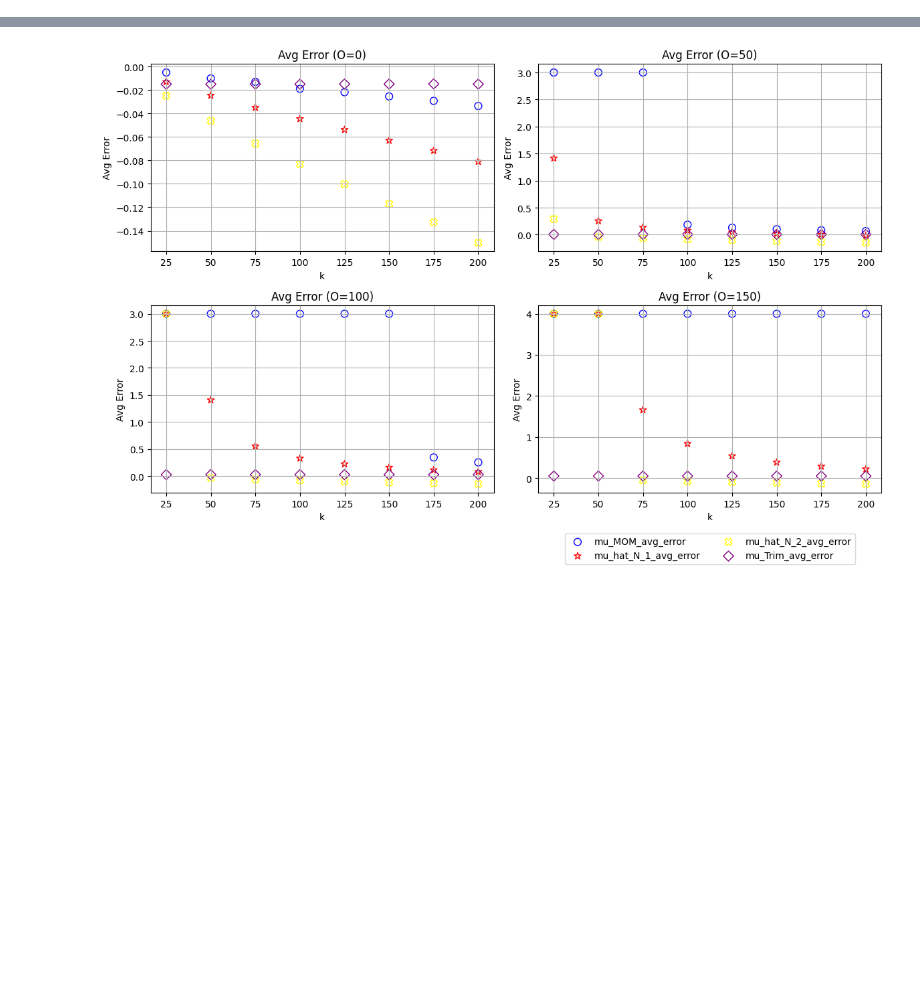
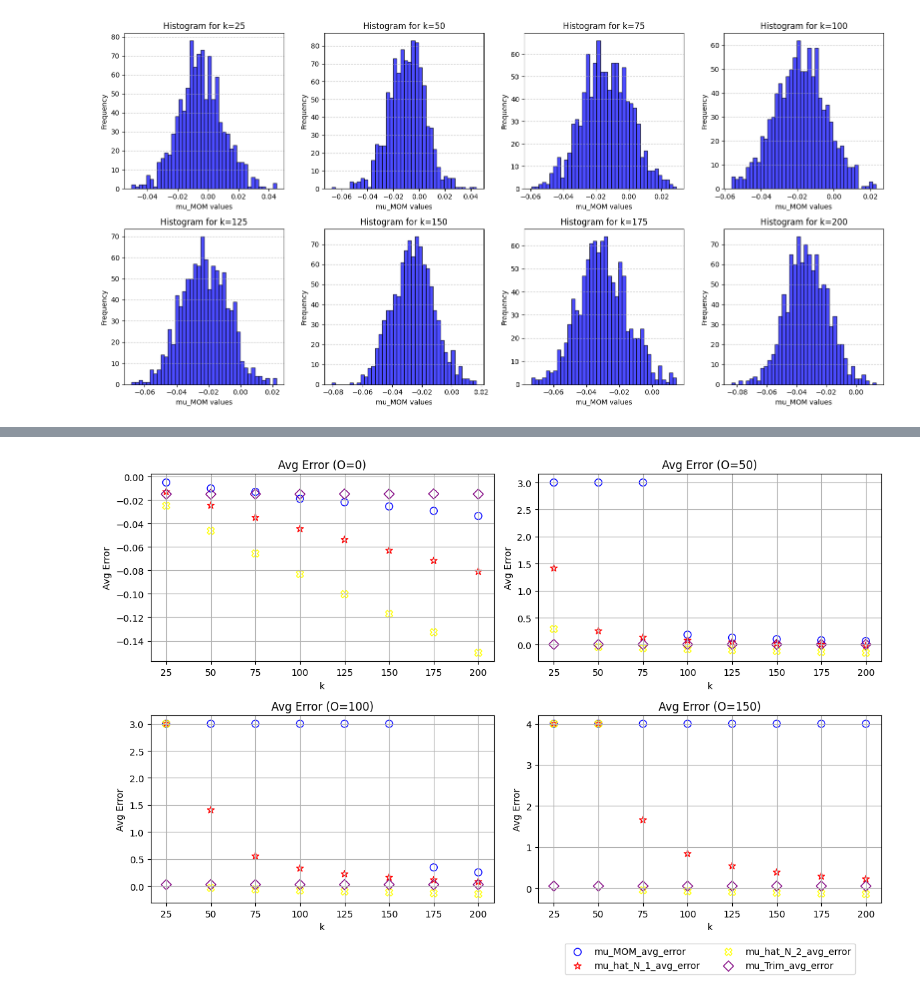
Before and after one commit to mingyuzhang2/Robust-and-efficient-mean-estimation, a Jupyter notebook: Duplication_of_simulations.ipynb, the cells around one changed output, grey strips where cells are left out. Drawn from its saved outputs; the diff is of its cells as text; code cells hidden in the pictures; blank space fills up the shorter version.

```diff
--- a/Duplication_of_simulations.ipynb
+++ b/Duplication_of_simulations.ipynb
@@ -220,0 +191,5 @@ plot_mu_MOM2(mu_MOM_print, O_values, k_values, simulations)
+# %%
+bins = 40
+plot_mu_MOM_hist(mu_MOM_print, O_values, k_values, simulations, bins)
+# %% [output]
+[figure, added]
```
Also changed, not shown: parts of 4 cells of this notebook.
